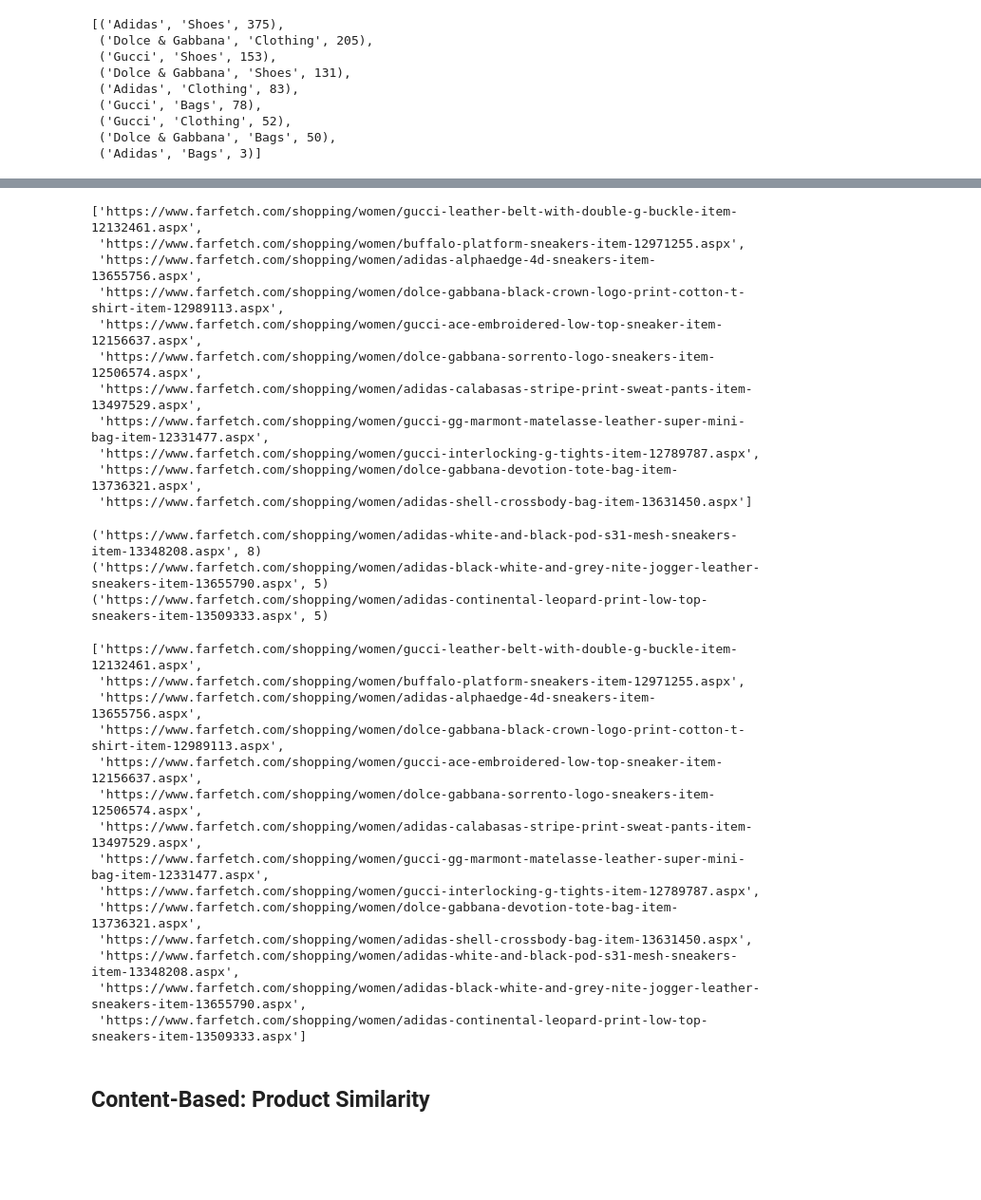
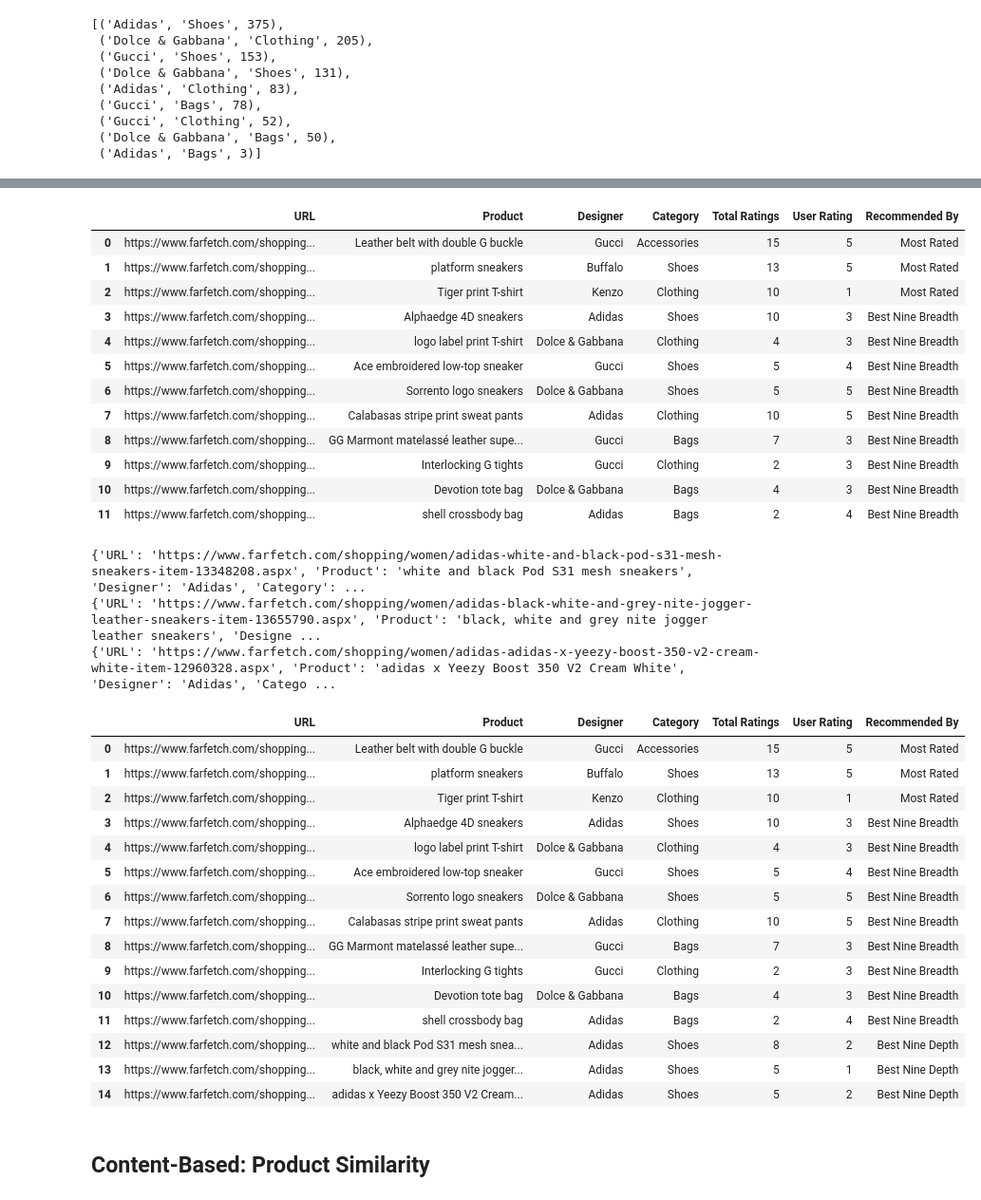
Before and after one commit to acdick/touch_driven_recommender_engines, a Jupyter notebook: Source/03_Recommender_Systems.ipynb, the cells around one changed output, grey strips where cells are left out. Shown at 95% size. Cells and saved outputs as stored; diff of their text form; code cells hidden in the pictures; blank space fills up the shorter version.

```diff
--- a/Source/03_Recommender_Systems.ipynb
+++ b/Source/03_Recommender_Systems.ipynb
@@ -55,41 +59,46 @@ for i in range(9):
 # %%
-ff.recommender_history()
+ff.recommender_system.recommender_history
 # %% [output]
-['https://www.farfetch.com/shopping/women/gucci-leather-belt-with-double-g-buckle-item-12132461.aspx',
- 'https://www.farfetch.com/shopping/women/buffalo-platform-sneakers-item-12971255.aspx',
- 'https://www.farfetch.com/shopping/women/adidas-alphaedge-4d-sneakers-item-13655756.aspx',
- 'https://www.farfetch.com/shopping/women/dolce-gabbana-black-crown-logo-print-cotton-t-shirt-item-12989113.aspx',
- 'https://www.farfetch.com/shopping/women/gucci-ace-embroidered-low-top-sneaker-item-12156637.aspx',
- 'https://www.farfetch.com/shopping/women/dolce-gabbana-sorrento-logo-sneakers-item-12506574.aspx',
- 'https://www.farfetch.com/shopping/women/adidas-calabasas-stripe-print-sweat-pants-item-13497529.aspx',
- 'https://www.farfetch.com/shopping/women/gucci-gg-marmont-matelasse-leather-super-mini-bag-item-12331477.aspx',
- 'https://www.farfetch.com/shopping/women/gucci-interlocking-g-tights-item-12789787.aspx',
- 'https://www.farfetch.com/shopping/women/dolce-gabbana-devotion-tote-bag-item-13736321.aspx',
- 'https://www.farfetch.com/shopping/women/adidas-shell-crossbody-bag-item-13631450.aspx']
+|  | URL | Product | Designer | Category | Total Ratings | User Rating | Recommended By |
+| 0 | https://www.farfetch.com/shopping... | Leather belt with double G buckle | Gucci | Accessories | 15 | 5 | Most Rated |
+| 1 | https://www.farfetch.com/shopping... | platform sneakers | Buffalo | Shoes | 13 | 5 | Most Rated |
+| 2 | https://www.farfetch.com/shopping... | Tiger print T-shirt | Kenzo | Clothing | 10 | 1 | Most Rated |
+| 3 | https://www.farfetch.com/shopping... | Alphaedge 4D sneakers | Adidas | Shoes | 10 | 3 | Best Nine Breadth |
+| 4 | https://www.farfetch.com/shopping... | logo label print T-shirt | Dolce & Gabbana | Clothing | 4 | 3 | Best Nine Breadth |
+| 5 | https://www.farfetch.com/shopping... | Ace embroidered low-top sneaker | Gucci | Shoes | 5 | 4 | Best Nine Breadth |
+| 6 | https://www.farfetch.com/shopping... | Sorrento logo sneakers | Dolce & Gabbana | Shoes | 5 | 5 | Best Nine Breadth |
+| 7 | https://www.farfetch.com/shopping... | Calabasas stripe print sweat pants | Adidas | Clothing | 10 | 5 | Best Nine Breadth |
+| 8 | https://www.farfetch.com/shopping... | GG Marmont matelassé leather supe... | Gucci | Bags | 7 | 3 | Best Nine Breadth |
+| 9 | https://www.farfetch.com/shopping... | Interlocking G tights | Gucci | Clothing | 2 | 3 | Best Nine Breadth |
+| 10 | https://www.farfetch.com/shopping... | Devotion tote bag | Dolce & Gabbana | Bags | 4 | 3 | Best Nine Breadth |
+| 11 | https://www.farfetch.com/shopping... | shell crossbody bag | Adidas | Bags | 2 | 4 | Best Nine Breadth |
 # %%
 for i in range(3):
     print(ff.best_nine_depth())
+    ff.update_last_rating(np.random.randint(low=1, high=6))
 # %% [output]
-('https://www.farfetch.com/shopping/women/adidas-white-and-black-pod-s31-mesh-sneakers-item-13348208.aspx', 8)
-('https://www.farfetch.com/shopping/women/adidas-black-white-and-grey-nite-jogger-leather-sneakers-item-13655790.aspx', 5)
-('https://www.farfetch.com/shopping/women/adidas-continental-leopard-print-low-top-sneakers-item-13509333.aspx', 5)
+{'URL': 'https://www.farfetch.com/shopping/women/adidas-white-and-black-pod-s31-mesh-sneakers-item-13348208.aspx', 'Product': 'white and black Pod S31 mesh sneakers', 'Designer': 'Adidas', 'Category': ...
+{'URL': 'https://www.farfetch.com/shopping/women/adidas-black-white-and-grey-nite-jogger-leather-sneakers-item-13655790.aspx', 'Product': 'black, white and grey nite jogger leather sneakers', 'Designe ...
+{'URL': 'https://www.farfetch.com/shopping/women/adidas-adidas-x-yeezy-boost-350-v2-cream-white-item-12960328.aspx', 'Product': 'adidas x Yeezy Boost 350 V2 Cream White', 'Designer': 'Adidas', 'Catego ...
 # %%
-ff.recommender_history()
+ff.recommender_system.recommender_history
 # %% [output]
-['https://www.farfetch.com/shopping/women/gucci-leather-belt-with-double-g-buckle-item-12132461.aspx',
- 'https://www.farfetch.com/shopping/women/buffalo-platform-sneakers-item-12971255.aspx',
- 'https://www.farfetch.com/shopping/women/adidas-alphaedge-4d-sneakers-item-13655756.aspx',
- 'https://www.farfetch.com/shopping/women/dolce-gabbana-black-crown-logo-print-cotton-t-shirt-item-12989113.aspx',
- 'https://www.farfetch.com/shopping/women/gucci-ace-embroidered-low-top-sneaker-item-12156637.aspx',
- 'https://www.farfetch.com/shopping/women/dolce-gabbana-sorrento-logo-sneakers-item-12506574.aspx',
- 'https://www.farfetch.com/shopping/women/adidas-calabasas-stripe-print-sweat-pants-item-13497529.aspx',
- 'https://www.farfetch.com/shopping/women/gucci-gg-marmont-matelasse-leather-super-mini-bag-item-12331477.aspx',
- 'https://www.farfetch.com/shopping/women/gucci-interlocking-g-tights-item-12789787.aspx',
- 'https://www.farfetch.com/shopping/women/dolce-gabbana-devotion-tote-bag-item-13736321.aspx',
- 'https://www.farfetch.com/shopping/women/adidas-shell-crossbody-bag-item-13631450.aspx',
- 'https://www.farfetch.com/shopping/women/adidas-white-and-black-pod-s31-mesh-sneakers-item-13348208.aspx',
- 'https://www.farfetch.com/shopping/women/adidas-black-white-and-grey-nite-jogger-leather-sneakers-item-13655790.aspx',
- 'https://www.farfetch.com/shopping/women/adidas-continental-leopard-print-low-top-sneakers-item-13509333.aspx']
+|  | URL | Product | Designer | Category | Total Ratings | User Rating | Recommended By |
+| 0 | https://www.farfetch.com/shopping... | Leather belt with double G buckle | Gucci | Accessories | 15 | 5 | Most Rated |
+| 1 | https://www.farfetch.com/shopping... | platform sneakers | Buffalo | Shoes | 13 | 5 | Most Rated |
+| 2 | https://www.farfetch.com/shopping... | Tiger print T-shirt | Kenzo | Clothing | 10 | 1 | Most Rated |
+| 3 | https://www.farfetch.com/shopping... | Alphaedge 4D sneakers | Adidas | Shoes | 10 | 3 | Best Nine Breadth |
+| 4 | https://www.farfetch.com/shopping... | logo label print T-shirt | Dolce & Gabbana | Clothing | 4 | 3 | Best Nine Breadth |
+| 5 | https://www.farfetch.com/shopping... | Ace embroidered low-top sneaker | Gucci | Shoes | 5 | 4 | Best Nine Breadth |
+| 6 | https://www.farfetch.com/shopping... | Sorrento logo sneakers | Dolce & Gabbana | Shoes | 5 | 5 | Best Nine Breadth |
+| 7 | https://www.farfetch.com/shopping... | Calabasas stripe print sweat pants | Adidas | Clothing | 10 | 5 | Best Nine Breadth |
+| 8 | https://www.farfetch.com/shopping... | GG Marmont matelassé leather supe... | Gucci | Bags | 7 | 3 | Best Nine Breadth |
+| 9 | https://www.farfetch.com/shopping... | Interlocking G tights | Gucci | Clothing | 2 | 3 | Best Nine Breadth |
+| 10 | https://www.farfetch.com/shopping... | Devotion tote bag | Dolce & Gabbana | Bags | 4 | 3 | Best Nine Breadth |
+| 11 | https://www.farfetch.com/shopping... | shell crossbody bag | Adidas | Bags | 2 | 4 | Best Nine Breadth |
+| 12 | https://www.farfetch.com/shopping... | white and black Pod S31 mesh snea... | Adidas | Shoes | 8 | 2 | Best Nine Depth |
+| 13 | https://www.farfetch.com/shopping... | black, white and grey nite jogger... | Adidas | Shoes | 5 | 1 | Best Nine Depth |
+| 14 | https://www.farfetch.com/shopping... | adidas x Yeezy Boost 350 V2 Cream... | Adidas | Shoes | 5 | 2 | Best Nine Depth |
 # %% [markdown]
 ## Content-Based: Product Similarity
 # %%
```
Also changed, not shown: parts of 8 cells of this notebook, 3 other files.
